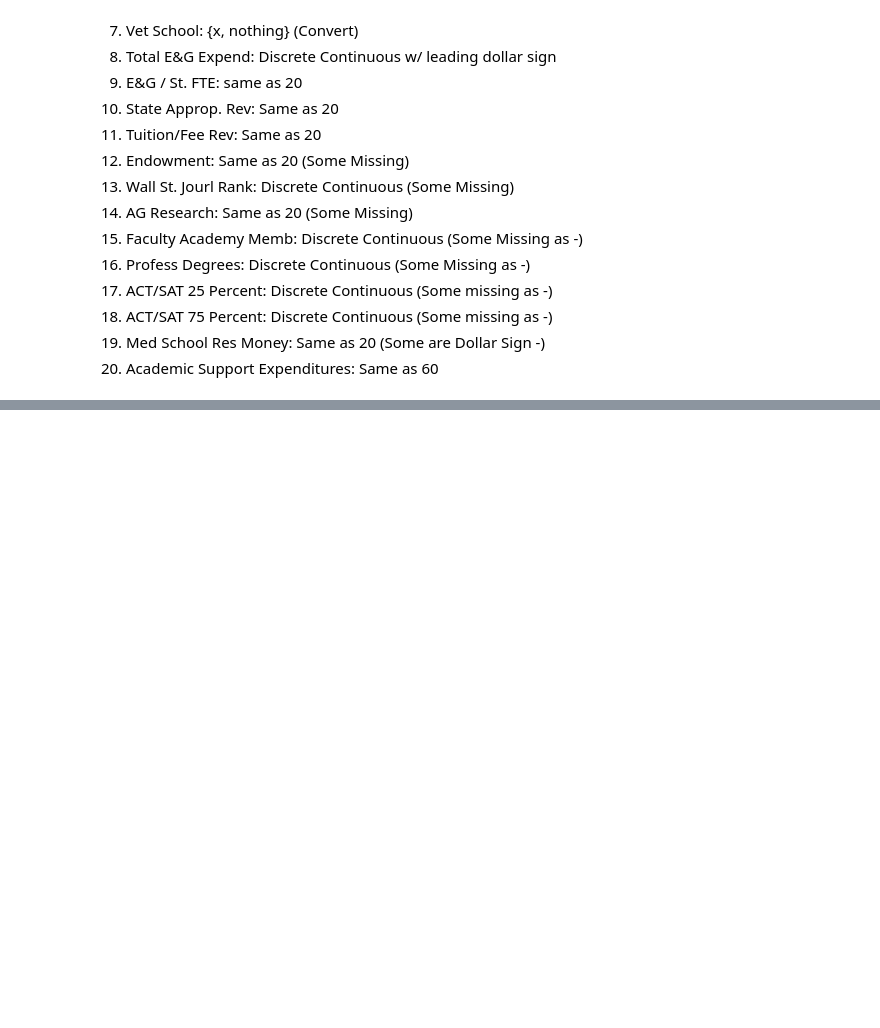
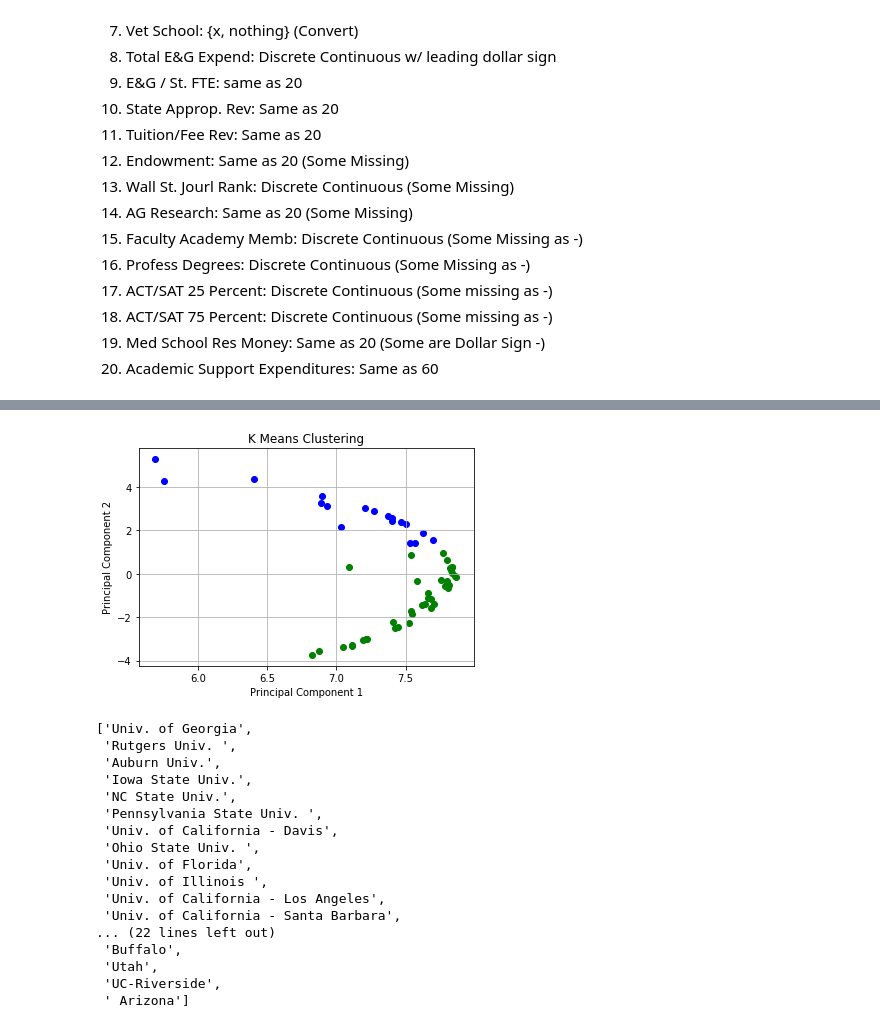
Before and after one commit to ilumsden/COSC528, a Jupyter notebook: project2/Devel.ipynb, the cells around one changed output, grey strips where cells are left out. Drawn from its saved outputs; the diff is of its cells as text; code cells hidden in the pictures; blank space fills up the shorter version.

```diff
--- a/project2/Devel.ipynb
+++ b/project2/Devel.ipynb
@@ -104,0 +123,24 @@ plot_2PC(data)
+# %%
+centroids, fitted_data = k_means_train(pca_data, 2)
+peers = find_UT(fitted_data, dataf)
+plot_k_means_2D(fitted_data, 2)
+peers
+# %% [output]
+[figure, added]
+['Univ. of Georgia',
+ 'Rutgers Univ. ',
+ 'Auburn Univ.',
+ 'Iowa State Univ.',
+ 'NC State Univ.',
+ 'Pennsylvania State Univ. ',
+ 'Univ. of California - Davis',
+ 'Ohio State Univ. ',
+ 'Univ. of Florida',
+ 'Univ. of Illinois ',
+ 'Univ. of California - Los Angeles',
+ 'Univ. of California - Santa Barbara',
+... (22 lines left out)
+ 'Buffalo',
+ 'Utah',
+ 'UC-Riverside',
+ ' Arizona']
```
Also changed, not shown: parts of 13 cells of this notebook, 4 other files.
